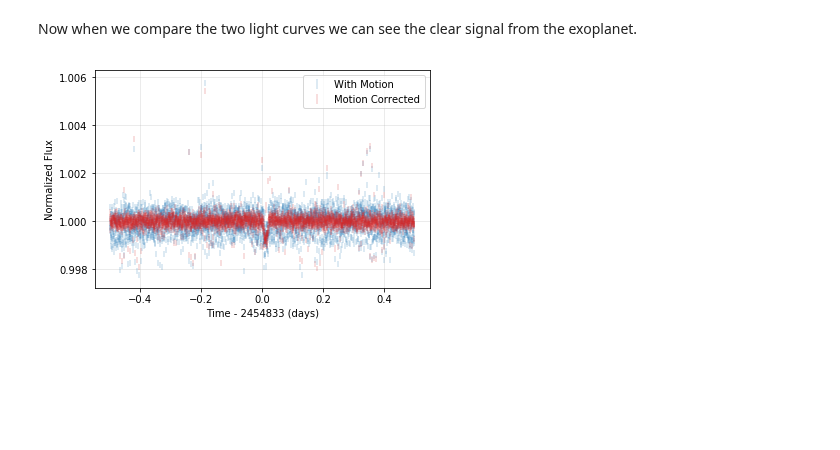
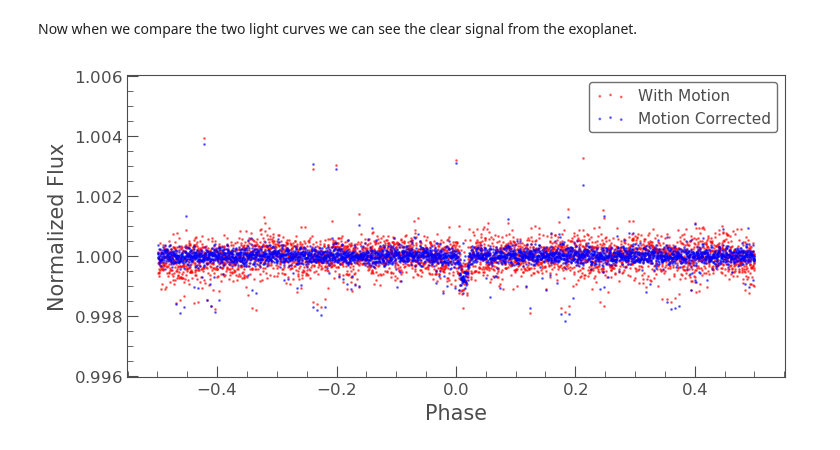
Before and after one commit to lightkurve/lightkurve, a Jupyter notebook: docs/source/tutorials/2.01-how-to-detrend.ipynb, the cells around one changed output. Cells and saved outputs as stored; diff of their text form; code cells hidden in the pictures; blank space fills up the shorter version.

```diff
--- a/docs/source/tutorials/2.01-how-to-detrend.ipynb
+++ b/docs/source/tutorials/2.01-how-to-detrend.ipynb
@@ -44,7 +42,7 @@ corr_lc = lc.correct(windows=20)
 # %% [markdown]
 Now when we compare the two light curves we can see the clear signal from the exoplanet.
 # %%
-ax = lc.fold(period=3.0712).plot(color='C0', alpha=0.2, label='With Motion')
-ax = corr_lc.fold(period=3.0712).plot(ax=ax, color='C3', alpha=0.2, label='Motion Corrected');
+ax = lc.fold(period=3.0712).scatter(color='red', alpha=0.5, label='With Motion')
+ax = corr_lc.fold(period=3.0712).scatter(ax=ax, color='blue', alpha=0.5, label='Motion Corrected');
 # %% [output]
-[figure, old version]
+[figure, new version]
```
Also changed, not shown: parts of 3 cells of this notebook, 22 other files.
